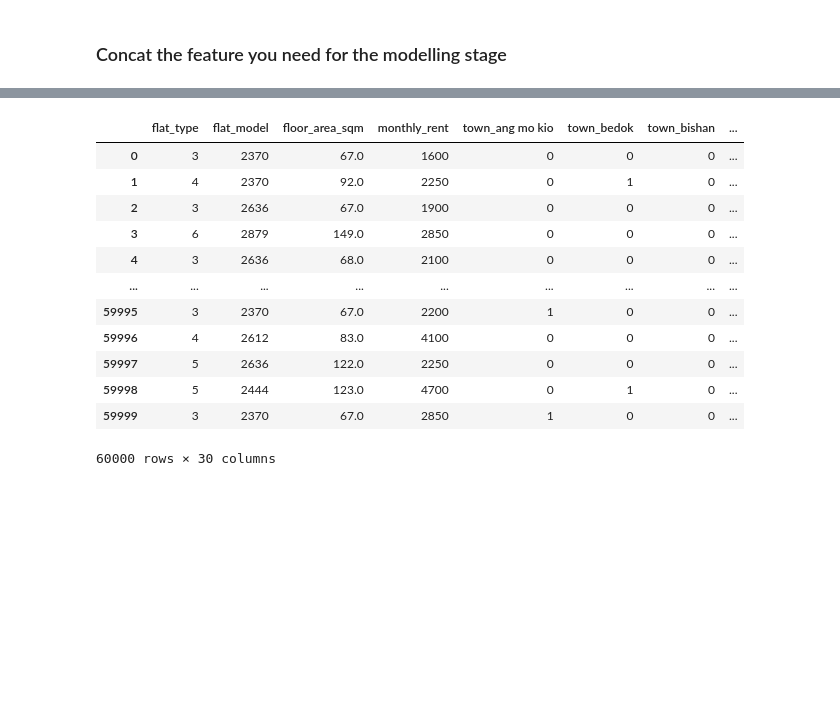
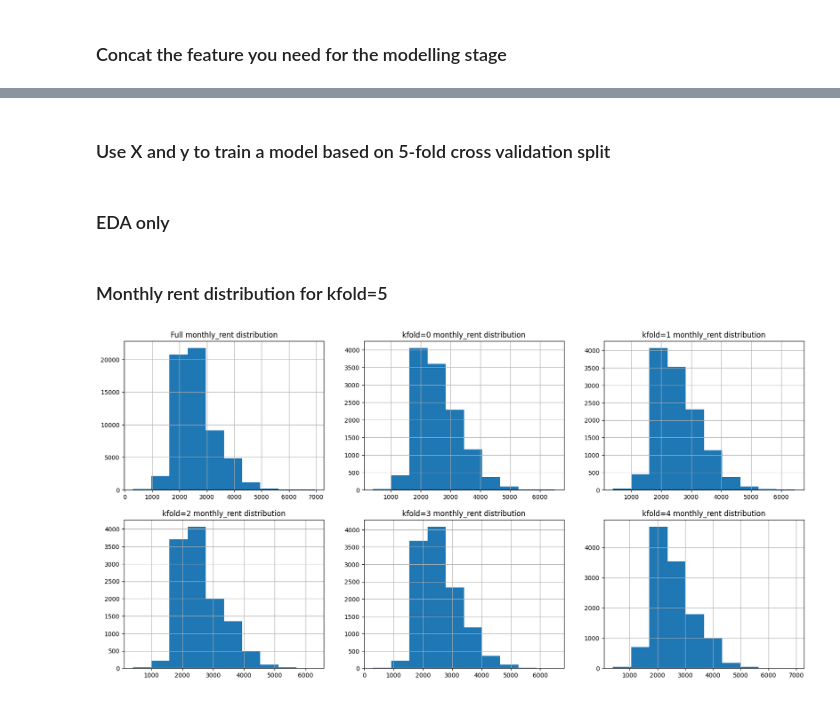
Before and after one commit to royceljh/CS5228-ML-Project, a Jupyter notebook: main/Preprocessing.ipynb, the cells around one changed output, grey strips where cells are left out. Drawn from its saved outputs; the diff is of its cells as text; code cells hidden in the pictures; blank space fills up the shorter version.

```diff
--- a/main/Preprocessing.ipynb
+++ b/main/Preprocessing.ipynb
@@ -77,18 +90,7 @@ df[['flat_type', 'flat_model', 'floor_area_sqm', 'monthly_rent']].head()
 # %%
-pd.concat([df[['flat_type', 'flat_model', 'floor_area_sqm', 'monthly_rent']],
-          town_dummies
+X = pd.concat([town_dummies,
+               df[['flat_type', 'flat_model', 'floor_area_sqm', 'kfold']],
           ], axis=1)
+y = df['monthly_rent']
-# %% [output]
-|  | flat_type | flat_model | floor_area_sqm | monthly_rent | town_ang mo kio | town_bedok | town_bishan | ... |
-| 0 | 3 | 2370 | 67.0 | 1600 | 0 | 0 | 0 | ... |
-| 1 | 4 | 2370 | 92.0 | 2250 | 0 | 1 | 0 | ... |
-| 2 | 3 | 2636 | 67.0 | 1900 | 0 | 0 | 0 | ... |
-| 3 | 6 | 2879 | 149.0 | 2850 | 0 | 0 | 0 | ... |
-| 4 | 3 | 2636 | 68.0 | 2100 | 0 | 0 | 0 | ... |
-| ... | ... | ... | ... | ... | ... | ... | ... | ... |
-| 59995 | 3 | 2370 | 67.0 | 2200 | 1 | 0 | 0 | ... |
-| 59996 | 4 | 2612 | 83.0 | 4100 | 0 | 0 | 0 | ... |
-| 59997 | 5 | 2636 | 122.0 | 2250 | 0 | 0 | 0 | ... |
-| 59998 | 5 | 2444 | 123.0 | 4700 | 0 | 1 | 0 | ... |
-| 59999 | 3 | 2370 | 67.0 | 2850 | 1 | 0 | 0 | ... |
-60000 rows × 30 columns
+# %% [markdown]
+### Use X and y to train a model based on 5-fold cross validation split
@@ -94,0 +99,15 @@ pd.concat([df[['flat_type', 'flat_model', 'floor_area_sqm', 'monthly_rent']],
+# %% [markdown]
+### EDA only
+# %% [markdown]
+### Monthly rent distribution for kfold=5
+# %%
+plt.figure(figsize=(20, 15))
+plt.subplot(3,3,1)
+df['monthly_rent'].hist()
+plt.title('Full monthly_rent distribution')
+for i in range(5):
+    plt.subplot(3,3,i+2)
+    df[df['kfold'] == i]['monthly_rent'].hist()
+    plt.title(f'kfold={i} monthly_rent distribution')
+# %% [output]
+[figure, added]
```
Also changed, not shown: parts of 6 cells of this notebook, 1 other file.
